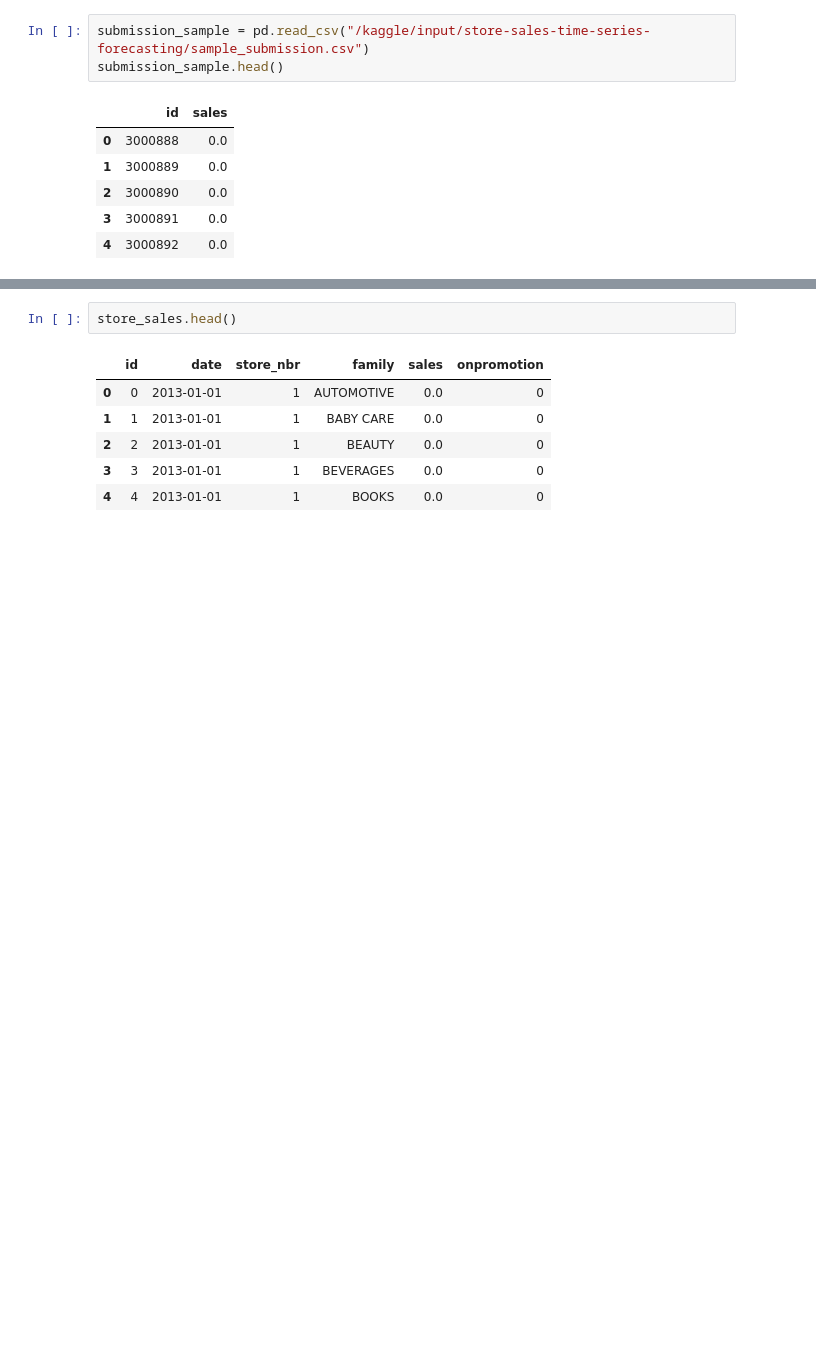
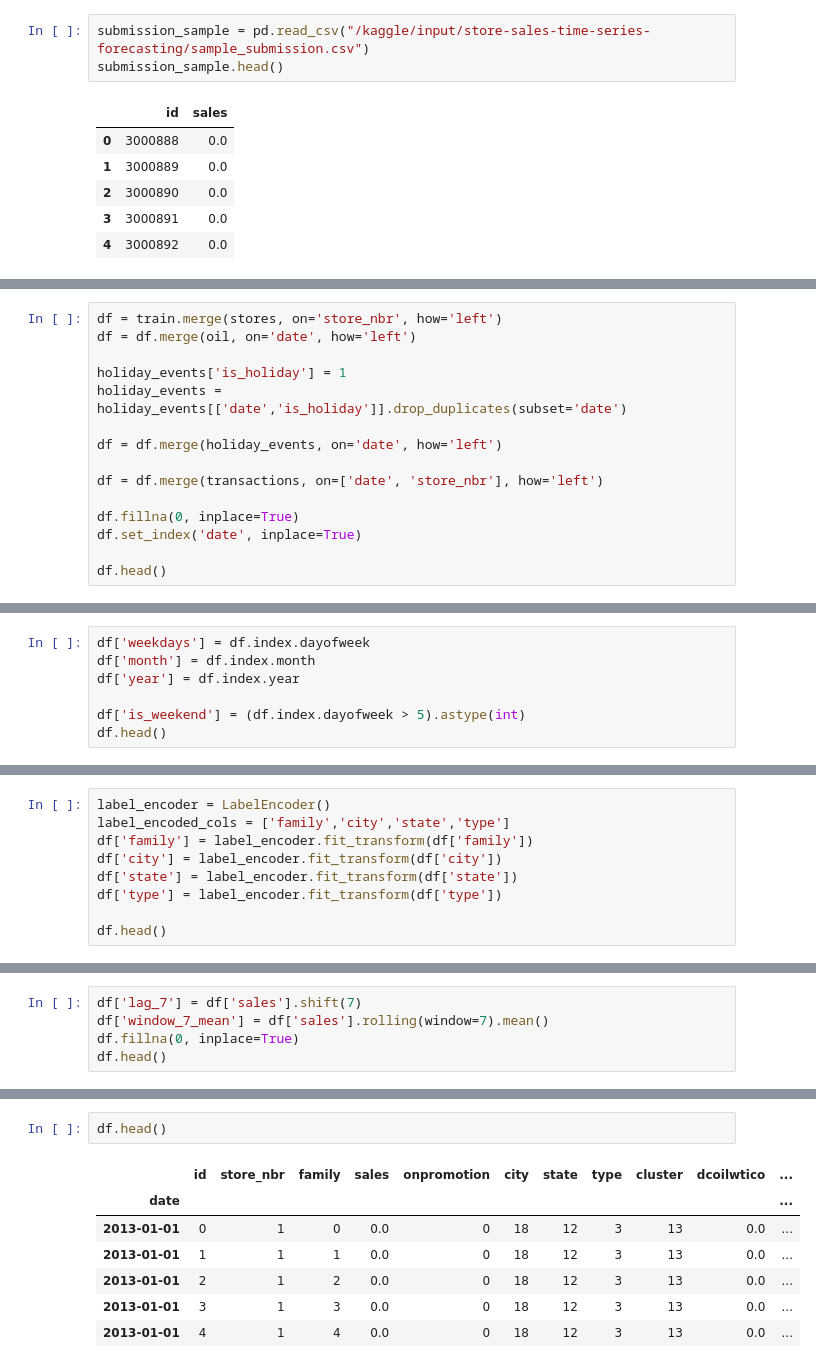
Before and after one commit to Yussufkadir/Store-Sales-Prediction, a Jupyter notebook: sales-forecast.ipynb, the cells around one changed output, grey strips where cells are left out. Drawn from its saved outputs; the diff is of its cells as text; blank space fills up the shorter version.

Commit message:
Kaggle Notebook | Sales Forecast | Version 5

```diff
--- a/sales-forecast.ipynb
+++ b/sales-forecast.ipynb
@@ -71,0 +63,15 @@ memory usage: 137.4+ MB
+# %%
+df = train.merge(stores, on='store_nbr', how='left')
+df = df.merge(oil, on='date', how='left')
+
+holiday_events['is_holiday'] = 1
+holiday_events = holiday_events[['date','is_holiday']].drop_duplicates(subset='date')
+
+df = df.merge(holiday_events, on='date', how='left')
+
+df = df.merge(transactions, on=['date', 'store_nbr'], how='left')
+
+df.fillna(0, inplace=True)
+df.set_index('date', inplace=True)
+
+df.head()
@@ -71,0 +86,7 @@ memory usage: 137.4+ MB
+# %%
+df['weekdays'] = df.index.dayofweek
+df['month'] = df.index.month
+df['year'] = df.index.year
+
+df['is_weekend'] = (df.index.dayofweek > 5).astype(int)
+df.head()
@@ -71,0 +101,9 @@ memory usage: 137.4+ MB
+# %%
+label_encoder = LabelEncoder()
+label_encoded_cols = ['family','city','state','type']
+df['family'] = label_encoder.fit_transform(df['family'])
+df['city'] = label_encoder.fit_transform(df['city'])
+df['state'] = label_encoder.fit_transform(df['state'])
+df['type'] = label_encoder.fit_transform(df['type'])
+
+df.head()
@@ -71,0 +118,5 @@ memory usage: 137.4+ MB
+# %%
+df['lag_7'] = df['sales'].shift(7)
+df['window_7_mean'] = df['sales'].rolling(window=7).mean()
+df.fillna(0, inplace=True)
+df.head()
@@ -72,9 +177,10 @@ memory usage: 137.4+ MB
 # %%
-store_sales.head()
+df.head()
 # %% [output]
-|  | id | date | store_nbr | family | sales | onpromotion |
-| 0 | 0 | 2013-01-01 | 1 | AUTOMOTIVE | 0.0 | 0 |
-| 1 | 1 | 2013-01-01 | 1 | BABY CARE | 0.0 | 0 |
-| 2 | 2 | 2013-01-01 | 1 | BEAUTY | 0.0 | 0 |
-| 3 | 3 | 2013-01-01 | 1 | BEVERAGES | 0.0 | 0 |
-| 4 | 4 | 2013-01-01 | 1 | BOOKS | 0.0 | 0 |
+|  | id | store_nbr | family | sales | onpromotion | city | state | type | cluster | dcoilwtico | ... |
+| date |  |  |  |  |  |  |  |  |  |  | ... |
+| 2013-01-01 | 0 | 1 | 0 | 0.0 | 0 | 18 | 12 | 3 | 13 | 0.0 | ... |
+| 2013-01-01 | 1 | 1 | 1 | 0.0 | 0 | 18 | 12 | 3 | 13 | 0.0 | ... |
+| 2013-01-01 | 2 | 1 | 2 | 0.0 | 0 | 18 | 12 | 3 | 13 | 0.0 | ... |
+| 2013-01-01 | 3 | 1 | 3 | 0.0 | 0 | 18 | 12 | 3 | 13 | 0.0 | ... |
+| 2013-01-01 | 4 | 1 | 4 | 0.0 | 0 | 18 | 12 | 3 | 13 | 0.0 | ... |
```
Also changed, not shown: parts of 34 cells of this notebook.
